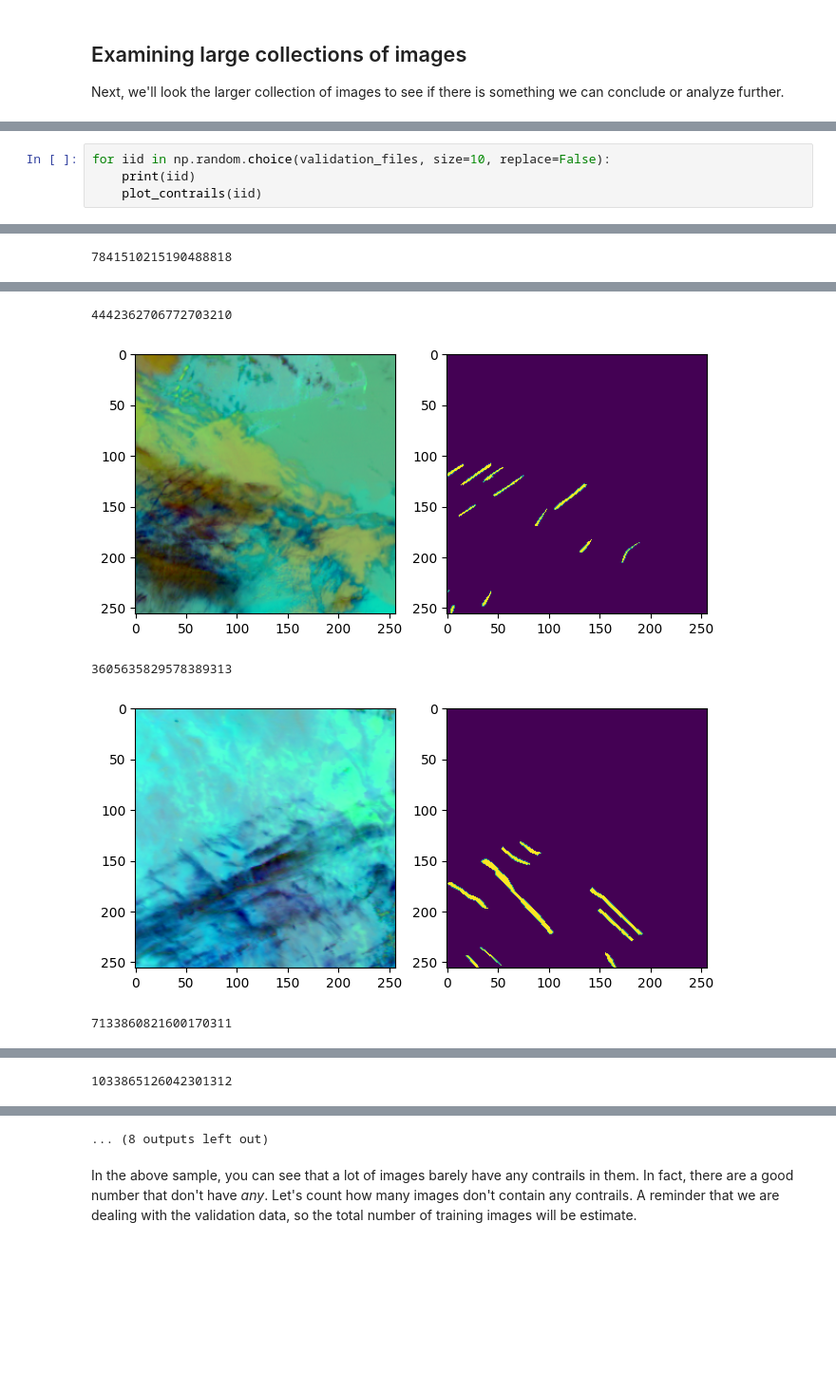
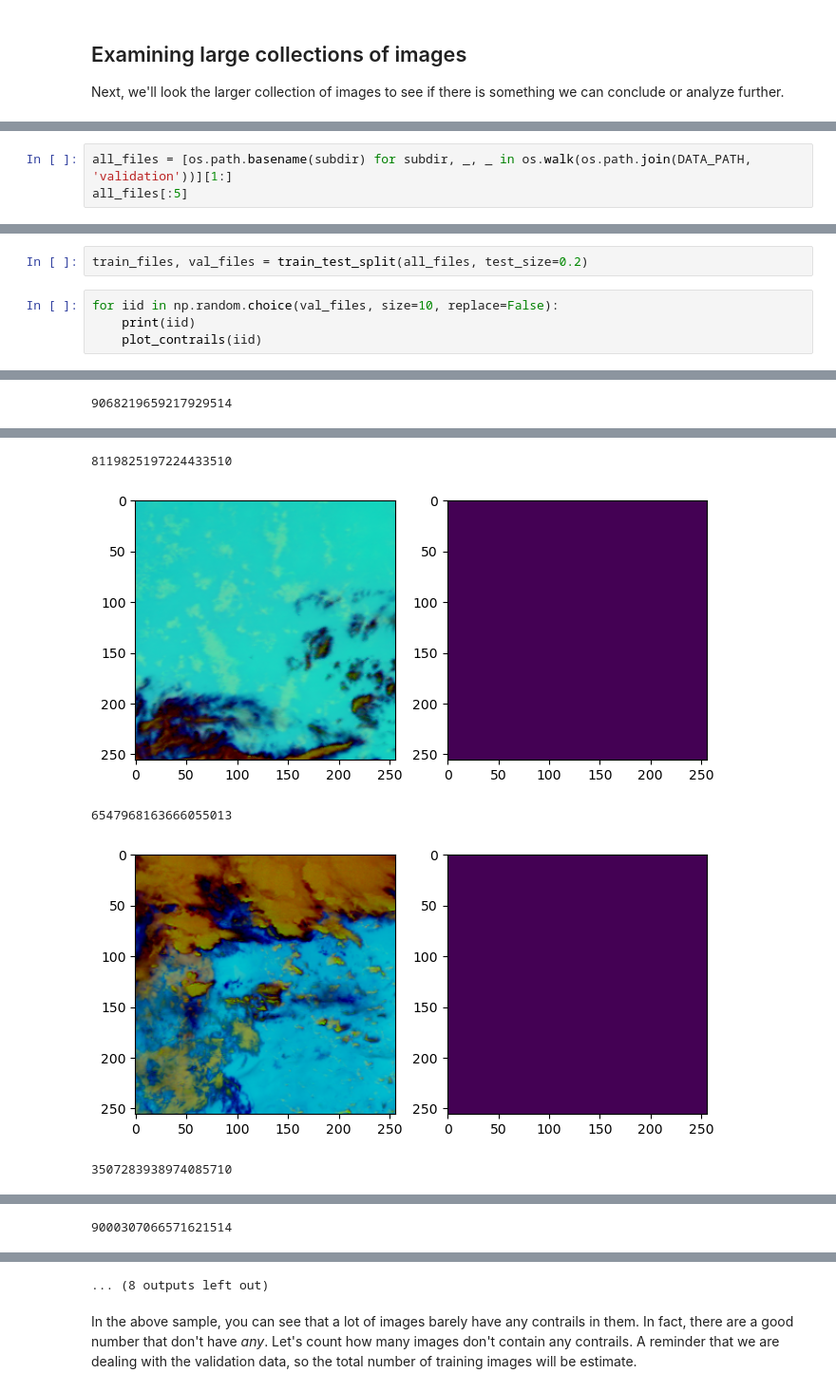
Before and after one commit to MughilM/Data-Science-Projects, a Jupyter notebook: notebooks/contrails_eda.ipynb, the cells around one changed output, grey strips where cells are left out. Shown at 95% size. Drawn from its saved outputs; the diff is of its cells as text; blank space fills up the shorter version.

```diff
--- a/notebooks/contrails_eda.ipynb
+++ b/notebooks/contrails_eda.ipynb
@@ -120,0 +128,3 @@ Next, we'll look the larger collection of images to see if there is something we
+# %%
+all_files = [os.path.basename(subdir) for subdir, _, _ in os.walk(os.path.join(DATA_PATH, 'validation'))][1:]
+all_files[:5]
@@ -121,5 +139,7 @@ Next, we'll look the larger collection of images to see if there is something we
+# %%
+train_files, val_files = train_test_split(all_files, test_size=0.2)
 # %%
-for iid in np.random.choice(validation_files, size=10, replace=False):
+for iid in np.random.choice(val_files, size=10, replace=False):
     print(iid)
     plot_contrails(iid)
 # %% [output]
@@ -128 +148 @@ for iid in np.random.choice(validation_files, size=10, replace=False):
-7841510215190488818
+9068219659217929514
@@ -130,5 +150,5 @@ for iid in np.random.choice(validation_files, size=10, replace=False):
-4442362706772703210
+8119825197224433510
-[figure, old version]
+[figure, new version]
-3605635829578389313
+6547968163666055013
-[figure, old version]
+[figure, new version]
-7133860821600170311
+3507283938974085710
@@ -136 +156 @@ for iid in np.random.choice(validation_files, size=10, replace=False):
-1033865126042301312
+9000307066571621514
```
Also changed, not shown: parts of 5 cells of this notebook, 6 other files.
